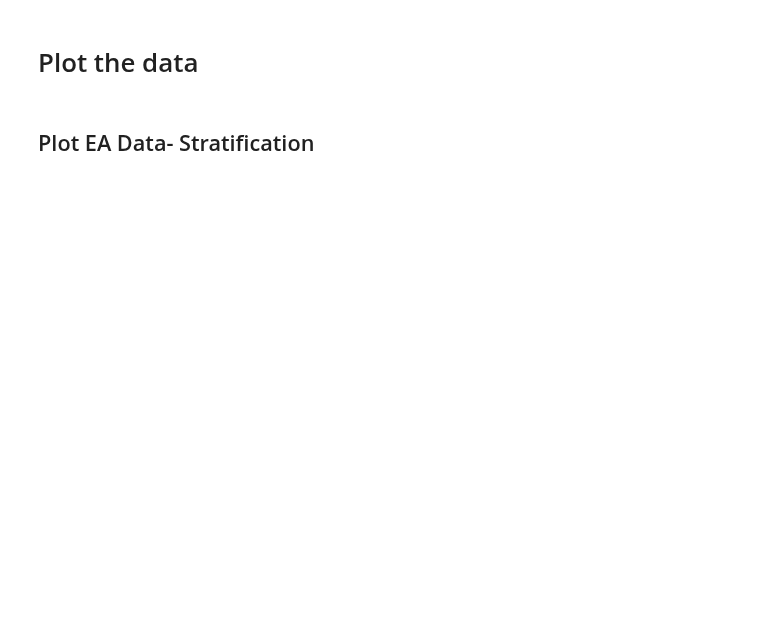
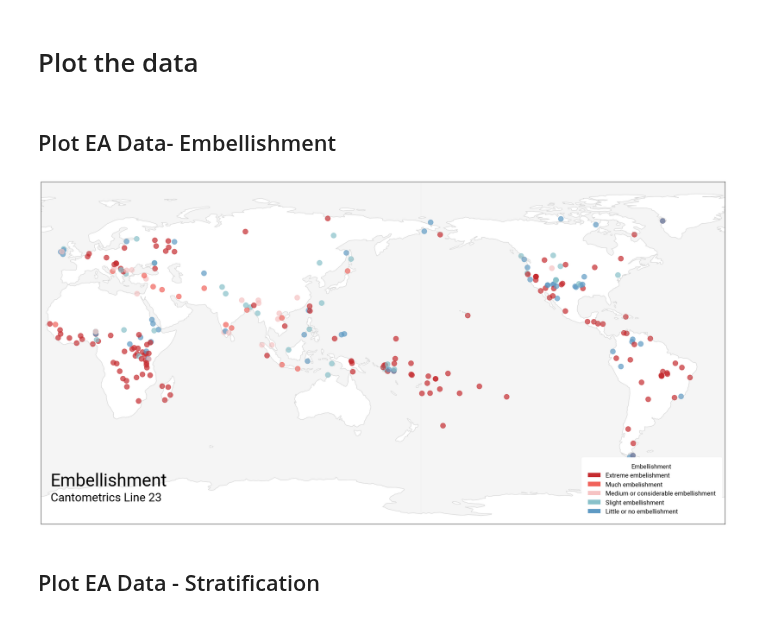
Before and after one commit to theglobaljukebox/Woodetal2021-Analysis, a Jupyter notebook: Map Plots.ipynb, the cells around one changed output. Cells and saved outputs as stored; diff of their text form; code cells hidden in the pictures; blank space fills up the shorter version.

```diff
--- a/Map Plots.ipynb
+++ b/Map Plots.ipynb
@@ -27,2 +60,76 @@ import cartopy.feature as cfeature
+# %% [markdown]
+## Plot EA Data- Embellishment
+# %%
+## Drop instances where there is no reading
+embellishment = ea[ea.line_23 != 0]
+
+## Map parameters
+CENTRAL_LONGITUDE = 160.0
+linenum = 23
+vname = "Embellishment"
+font_family = "Roboto"
+alpha = 0.7
+
+## output params
+line_title = 'Cantometrics Line '+str(linenum)
+column_name = 'line_'+str(linenum)
+color_name = 'line'+str(linenum)+'_col'
+color_map = {}
+variable_name = vname
+filename = './figs/'+vname.lower()+'_low.png'
+
+## Project to co-ordinates
+x,y = ([] for i in range(2))
+for i, row in embellishment['Society_latitude'].iteritems():
+    y.append(float(row))
+for i, row in embellishment['Society_longitude'].iteritems():
+    if float(row)+200 < 345:
+        x.append(float(row)+200)
+    else:
+        x.append((float(row)+200)-345)
+
+fig = plt.figure(figsize=(30,15))
+projection=ccrs.PlateCarree(central_longitude=CENTRAL_LONGITUDE)
+ax = fig.add_subplot(1,1,1,projection=projection)
+ax.coastlines(alpha=.5, color="#B4B4B4")
+ax.set_global()
+ax.text(-175, -70, variable_name, fontsize=42, fontfamily=font_family, color="Black")
+ax.text(-175, -78, line_title, fontsize=28, fontfamily=font_family, color="Black")
+
+colors = list(ea.line23_col.unique())
+order = [0, 4, 1, 3, 2]
+colors = [colors[i] for i in order]
+
+scatter = ax.scatter(x,  y,
+           c=embellishment[color_name],
+           alpha=alpha,
+           marker='o',
+           sizes=(150,150))
+
+label_names = ["Extreme embelishment", "Much embelishment", "Medium or considerable embellishment",
+               "Slight embellishment", "Little or no embellishment"]
+
+patch_1 = mpatches.Circle((0,0), radius=50, fc=colors[0], label=label_names[0])
+patch_2 = mpatches.Circle((0,0), radius=50, fc=colors[1], label=label_names[1])
+patch_3 = mpatches.Circle((0,0), radius=50, fc=colors[2], label=label_names[2])
+patch_4 = mpatches.Circle((0,0), radius=50, fc=colors[3], label=label_names[3])
+patch_5 = mpatches.Circle((0,0), radius=50, fc=colors[4], label=label_names[4])
+
+plt.legend(handles=[patch_1, patch_2, patch_3, patch_4, patch_5],
+                    loc="lower right",
+                    borderpad = 1,
+                    framealpha = 1,
+                    edgecolor ="none",
+                    fontsize=15,
+                    title='Embellishment')
+
+
+ax.add_feature(cfeature.OCEAN, alpha=.6, color="#EFEFEF")
+
+plt.rcParams['legend.title_fontsize'] = 'x-large'
+plt.rc('font',family=font_family, weight='regular')
+plt.savefig(filename, bbox_inches = 'tight',pad_inches = 0)
+# %% [output]
+[figure, added]
 # %% [markdown]
-## Plot EA Data- Stratification
+## Plot EA Data - Stratification
```
Also changed, not shown: parts of 21 cells of this notebook, 5 other files.
